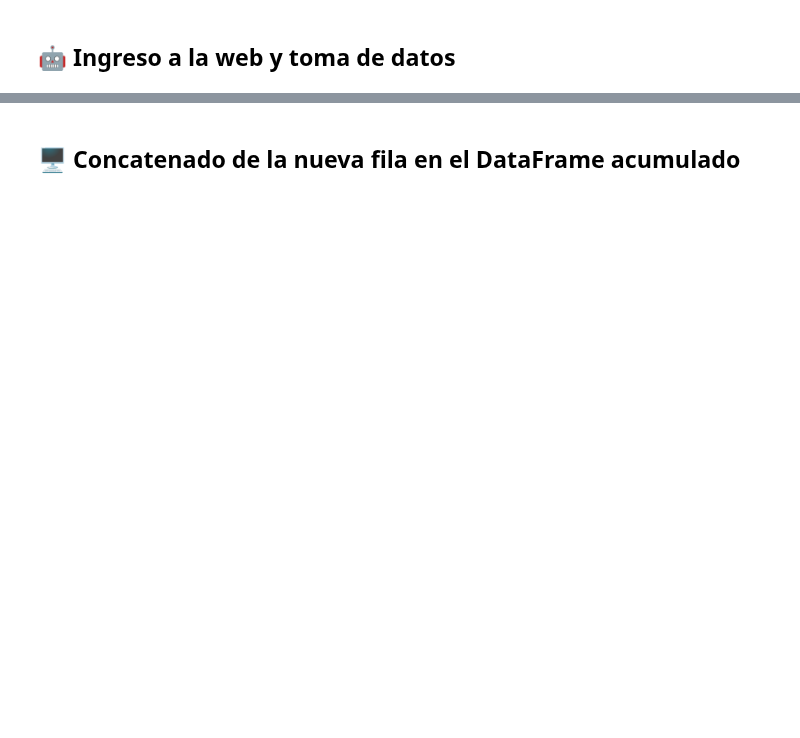
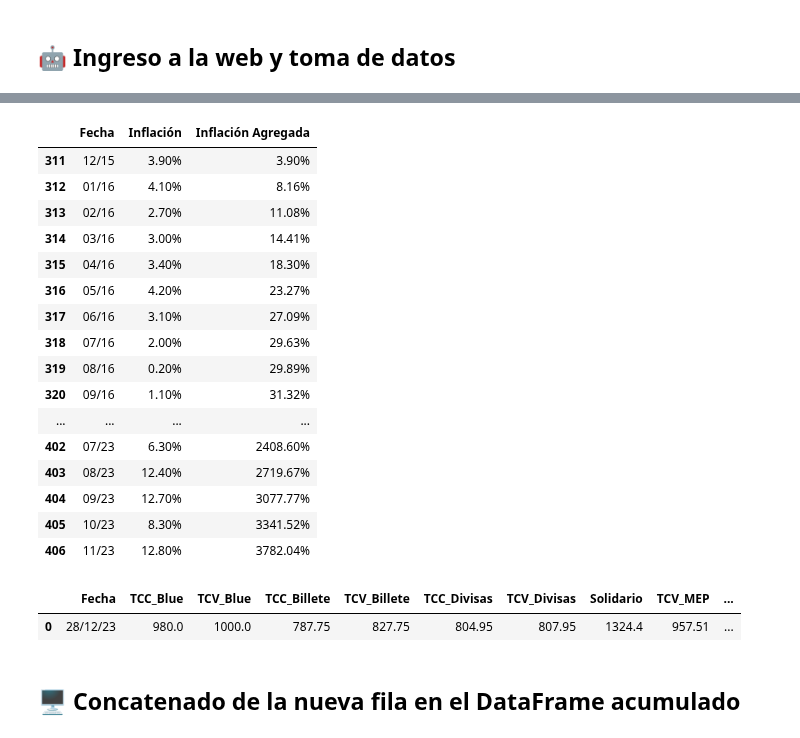
Before and after one commit to mauroemartinez/RPA-exchange-rate-scrapping-automatic-mailing, a Jupyter notebook: RPA_Tipos_de_Cambio_Mailing.ipynb, the cells around one changed output, grey strips where cells are left out. Cells and saved outputs as stored; diff of their text form; code cells hidden in the pictures; blank space fills up the shorter version.

```diff
--- a/RPA_Tipos_de_Cambio_Mailing.ipynb
+++ b/RPA_Tipos_de_Cambio_Mailing.ipynb
@@ -323,21 +382,46 @@ inflacion_df
 # %%
-#Editamos el formato de las fechas, no tiene sentido tener el último día del mes
-inflacion_df.Fecha = pd.to_datetime(inflacion_df.Fecha).dt.strftime('%m/%y')
-
-#Tomamos sólo los últimos 96 meses (8 años)
-inflacion_df = inflacion_df.tail(96).copy()
-cantidad_filas = inflacion_df.shape[0]
+# Tomamos sólo los últimos 96 meses (8 años)
+meses_ocho_años = 8 * 12
+inflacion_df = inflacion_df.tail(meses_ocho_años).copy()
 
 #A la columna inflación la dividimos por 100 para que sea %, le sumamos 1 para poder multiplicar
 #Le aplicamos cumprod (multiplica acumuladamente) y le restamos el uno que sumamos para cada fila
 #Lo multiplicamos por 100 para que coincida con el formato del eje Y de antes
 inflacion_df["Inflación Agregada"] = ((inflacion_df["Inflación"]/100+1).cumprod()-1)*100
-inflacion_df
+
+# Imprimir tabla con formato en porcentaje
+inflacion_df.style.format(
+    {
+        "Inflación": "{:.2f}%",
+        "Inflación Agregada": "{:.2f}%"
+    }
+)
+# %% [output]
+|  | Fecha | Inflación | Inflación Agregada |
+| 311 | 12/15 | 3.90% | 3.90% |
+| 312 | 01/16 | 4.10% | 8.16% |
+| 313 | 02/16 | 2.70% | 11.08% |
+| 314 | 03/16 | 3.00% | 14.41% |
+| 315 | 04/16 | 3.40% | 18.30% |
+| 316 | 05/16 | 4.20% | 23.27% |
+| 317 | 06/16 | 3.10% | 27.09% |
+| 318 | 07/16 | 2.00% | 29.63% |
+| 319 | 08/16 | 0.20% | 29.89% |
+| 320 | 09/16 | 1.10% | 31.32% |
+| ... | ... | ... | ... |
+| 402 | 07/23 | 6.30% | 2408.60% |
+| 403 | 08/23 | 12.40% | 2719.67% |
+| 404 | 09/23 | 12.70% | 3077.77% |
+| 405 | 10/23 | 8.30% | 3341.52% |
+| 406 | 11/23 | 12.80% | 3782.04% |
 # %%
 #nueva fila final con todos los datos tomados
-fila_nueva = [dolar_hoy, ambito, bna, euro, tasas]
+fila_nueva = [dolar_hoy, bna, ambito, euro, tasas]
 fila_nueva = pd.concat(fila_nueva, axis=1)
 fila_nueva
+# %% [output]
+|  | Fecha | TCC_Blue | TCV_Blue | TCC_Billete | TCV_Billete | TCC_Divisas | TCV_Divisas | Solidario | TCV_MEP | ... |
+| 0 | 28/12/23 | 980.0 | 1000.0 | 787.75 | 827.75 | 804.95 | 807.95 | 1324.4 | 957.51 | ... |
 # %% [markdown]
 ## 🖥️ Concatenado de la nueva fila en el DataFrame acumulado
 # %%
```
Also changed, not shown: parts of 19 cells of this notebook.
